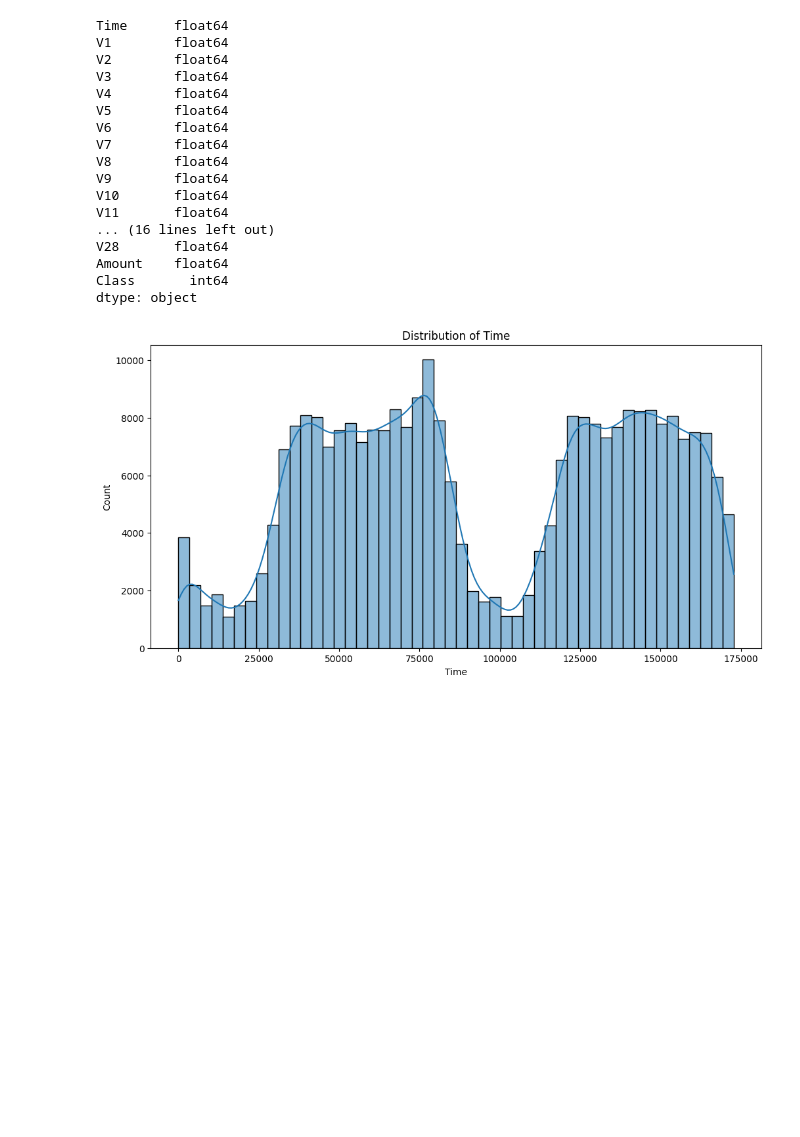
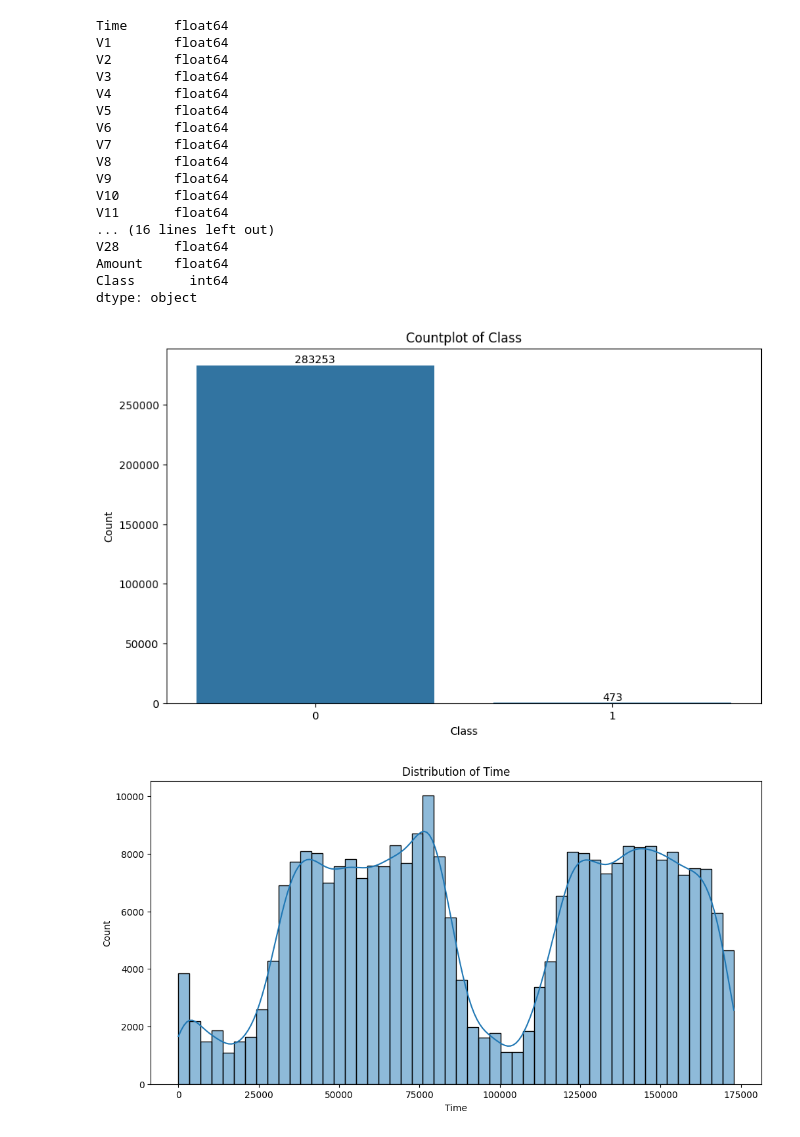
Before and after one commit to AshrafHussain23/Statistics_Project, a Jupyter notebook: Stats_PartA.ipynb, the cells around one changed output. Drawn from its saved outputs; the diff is of its cells as text; code cells hidden in the pictures; blank space fills up the shorter version.

```diff
--- a/Stats_PartA.ipynb
+++ b/Stats_PartA.ipynb
@@ -121,5 +121,22 @@ V28       float64
 Amount    float64
 Class       int64
 dtype: object
+# %%
+import matplotlib.pyplot as plt
+import seaborn as sns
+
+# Distribution of Class
+plt.figure(figsize=(10, 6))
+ax = sns.countplot(x='Class', data=df)
+
+for bar in ax.containers:
+    ax.bar_label(bar, fmt='%.0f', label_type='edge')
+
+plt.title('Countplot of Class')
+plt.xlabel('Class')
+plt.ylabel('Count')
+plt.show()
+# %% [output]
+[figure, added]
 # %%
 # Visualize distribution of time
```
Also changed, not shown: parts of 18 cells of this notebook.
